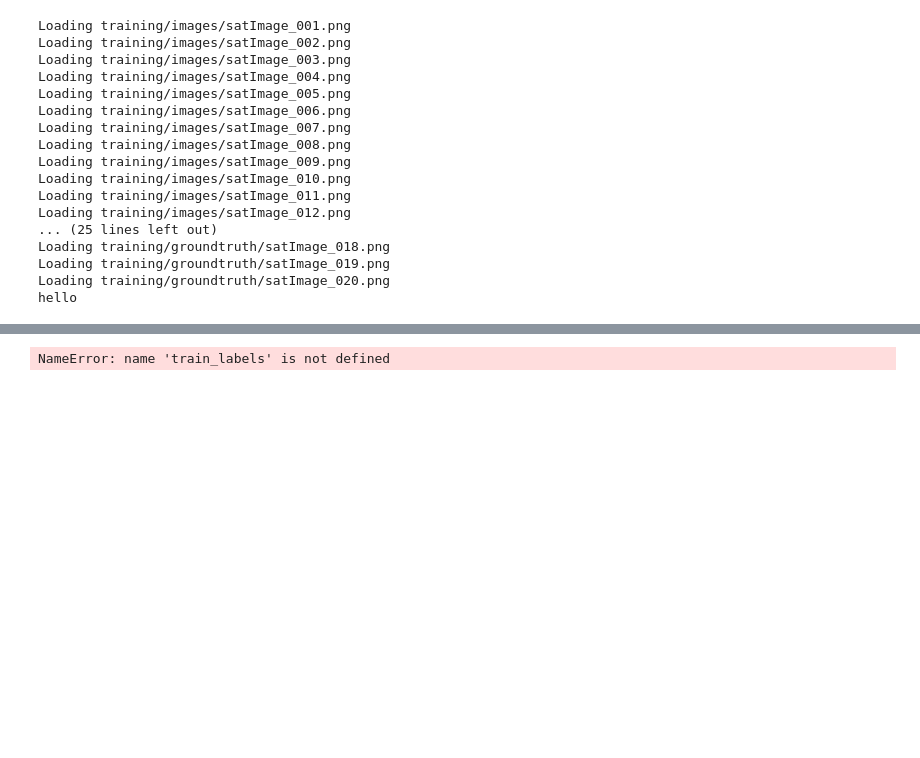
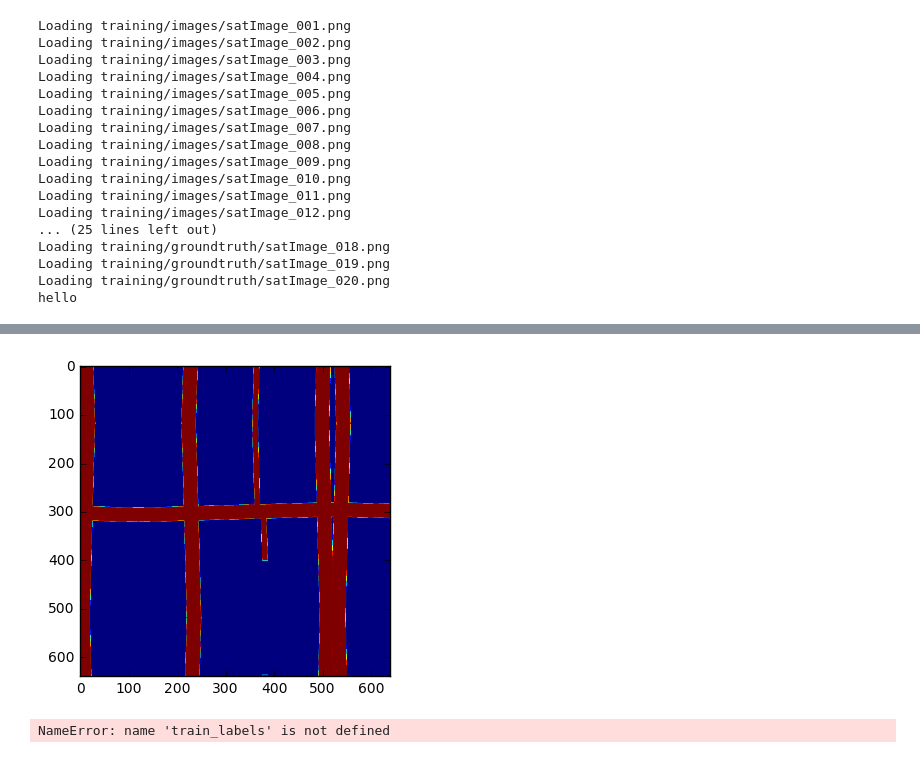
Before and after one commit to njroussel/RoadSegmentation, a Jupyter notebook: roateImages.ipynb, the cells around one changed output, grey strips where cells are left out. Cells and saved outputs as stored; diff of their text form; code cells hidden in the pictures; blank space fills up the shorter version.

```diff
--- a/roateImages.ipynb
+++ b/roateImages.ipynb
@@ -81,3 +51,10 @@ test_labels = label_images[perm_indices[train_limit + val_limit:]]
+# %%
+border = 120
+im = np.array(np.pad(label_images[1], ((border, border), (border, border)), 'symmetric').T).T
+plt.imshow(im)
+plt.show()
+# %% [output]
+[figure, added]
 # %%
 plt.imshow(train_labels[0])
 plt.show()
```
Also changed, not shown: parts of 4 cells of this notebook, 5 other files.
